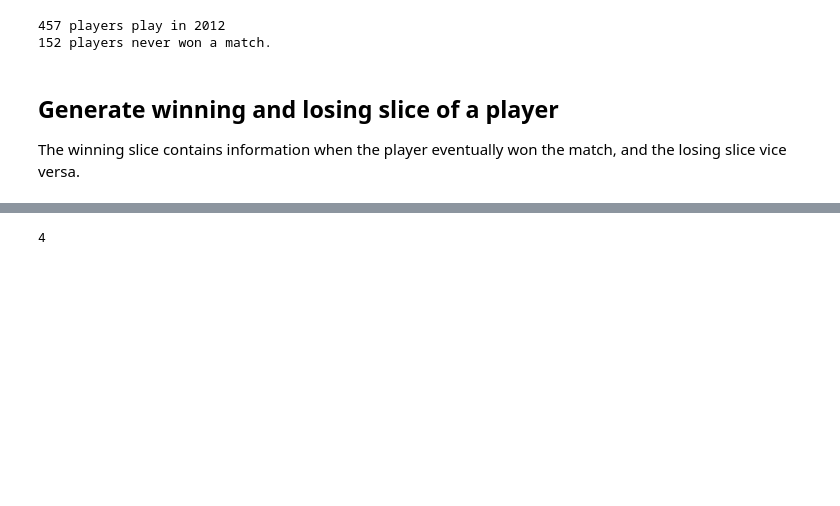
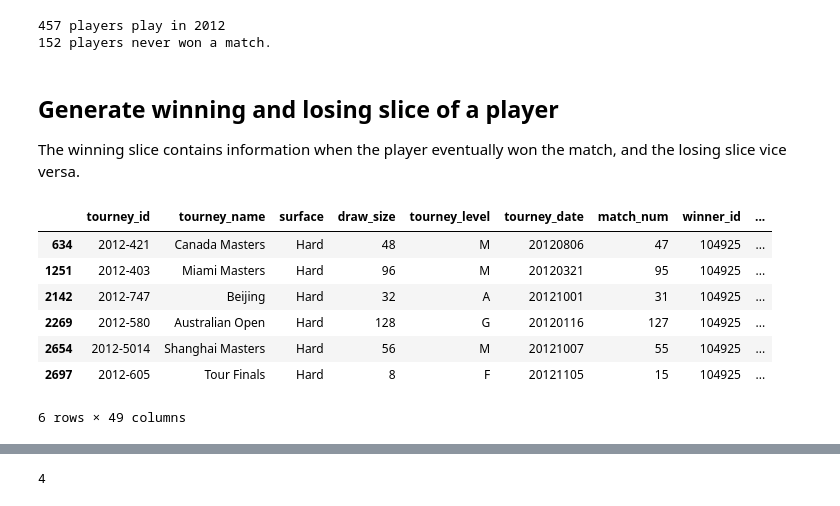
Before and after one commit to kylin-zhuo/Tennis-Expert, a Jupyter notebook: python-model/kernel.ipynb, the cells around one changed output, grey strips where cells are left out. Saved outputs shown, nothing was run; the diff lists cells and outputs as text; code cells hidden in the pictures; blank space fills up the shorter version.

```diff
--- a/python-model/kernel.ipynb
+++ b/python-model/kernel.ipynb
@@ -45,0 +54,13 @@ losing_slice = df[df["loser_name"] == query_player]
+# %%
+champions = winning_slice[winning_slice['round'] == 'F']
+# %%
+champions
+# %% [output]
+|  | tourney_id | tourney_name | surface | draw_size | tourney_level | tourney_date | match_num | winner_id | ... |
+| 634 | 2012-421 | Canada Masters | Hard | 48 | M | 20120806 | 47 | 104925 | ... |
+| 1251 | 2012-403 | Miami Masters | Hard | 96 | M | 20120321 | 95 | 104925 | ... |
+| 2142 | 2012-747 | Beijing | Hard | 32 | A | 20121001 | 31 | 104925 | ... |
+| 2269 | 2012-580 | Australian Open | Hard | 128 | G | 20120116 | 127 | 104925 | ... |
+| 2654 | 2012-5014 | Shanghai Masters | Hard | 56 | M | 20121007 | 55 | 104925 | ... |
+| 2697 | 2012-605 | Tour Finals | Hard | 8 | F | 20121105 | 15 | 104925 | ... |
+6 rows × 49 columns
```
Also changed, not shown: parts of 16 cells of this notebook, 4 other files.
